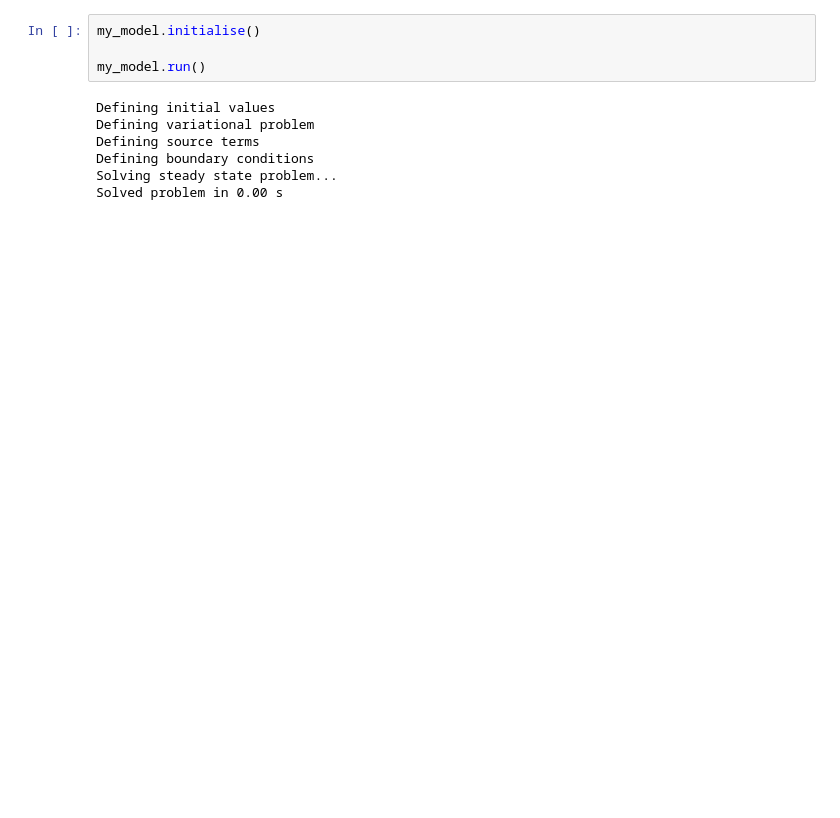
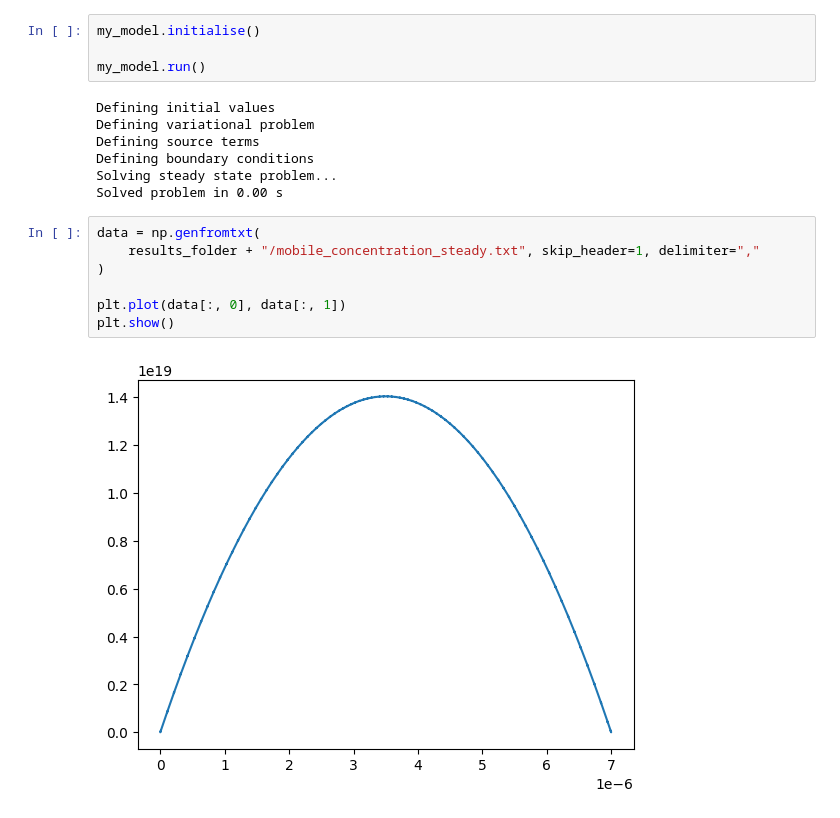
Before and after one commit to festim-dev/FESTIM-workshop, a Jupyter notebook: tasks/task1.ipynb, the cells around one changed output. Cells and saved outputs as stored; diff of their text form; blank space fills up the shorter version.

```diff
--- a/tasks/task1.ipynb
+++ b/tasks/task1.ipynb
@@ -203,3 +210,12 @@ Defining source terms
 Defining boundary conditions
 Solving steady state problem...
 Solved problem in 0.00 s
+# %%
+data = np.genfromtxt(
+    results_folder + "/mobile_concentration_steady.txt", skip_header=1, delimiter=","
+)
+
+plt.plot(data[:, 0], data[:, 1])
+plt.show()
+# %% [output]
+[figure, added]
```
Also changed, not shown: parts of 11 cells of this notebook.
